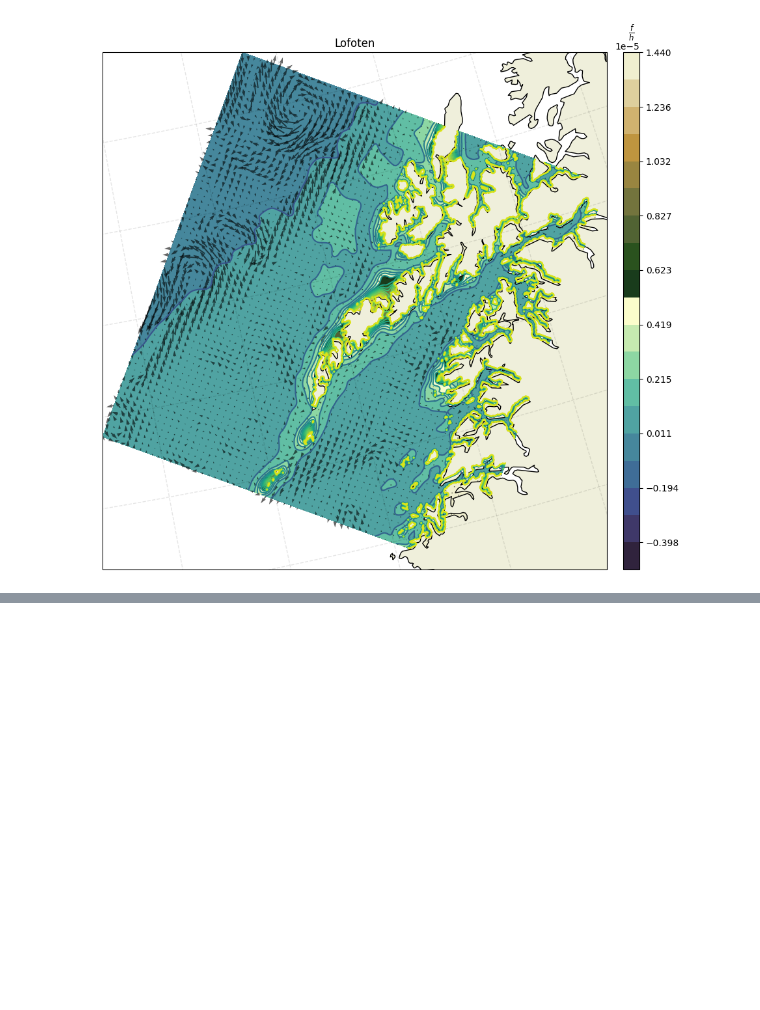
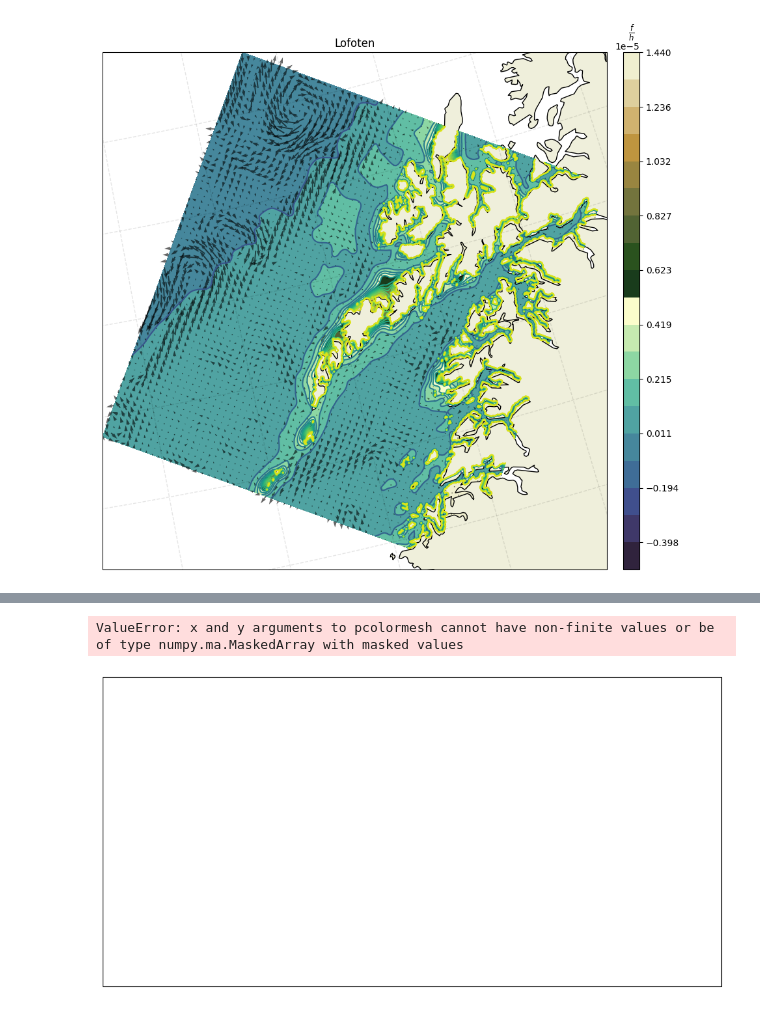
Before and after one commit to metno/ocean-ai, a Jupyter notebook: plot/contourlines.ipynb, the cells around one changed output, grey strips where cells are left out. Saved outputs shown, nothing was run; the diff lists cells and outputs as text; code cells hidden in the pictures; blank space fills up the shorter version.

Commit message:
added plot

```diff
--- a/plot/contourlines.ipynb
+++ b/plot/contourlines.ipynb
@@ -217,0 +272,6 @@ ds_oslo = open_dataset(file = f'{foccus}/{filepath}', region= 'oslofjorden')
+# %%
+fig, ax = plt.subplots(figsize = (12,15), subplot_kw= {'projection': ccrs.PlateCarree()})
+ax.pcolormesh(ds.longitude, ds.latitude, ds.temperature_0, transform = ccrs.PlateCarree())
+# %% [output]
+ValueError: x and y arguments to pcolormesh cannot have non-finite values or be of type numpy.ma.MaskedArray with masked values
+[figure, added]
```
Also changed, not shown: parts of 10 cells of this notebook.
